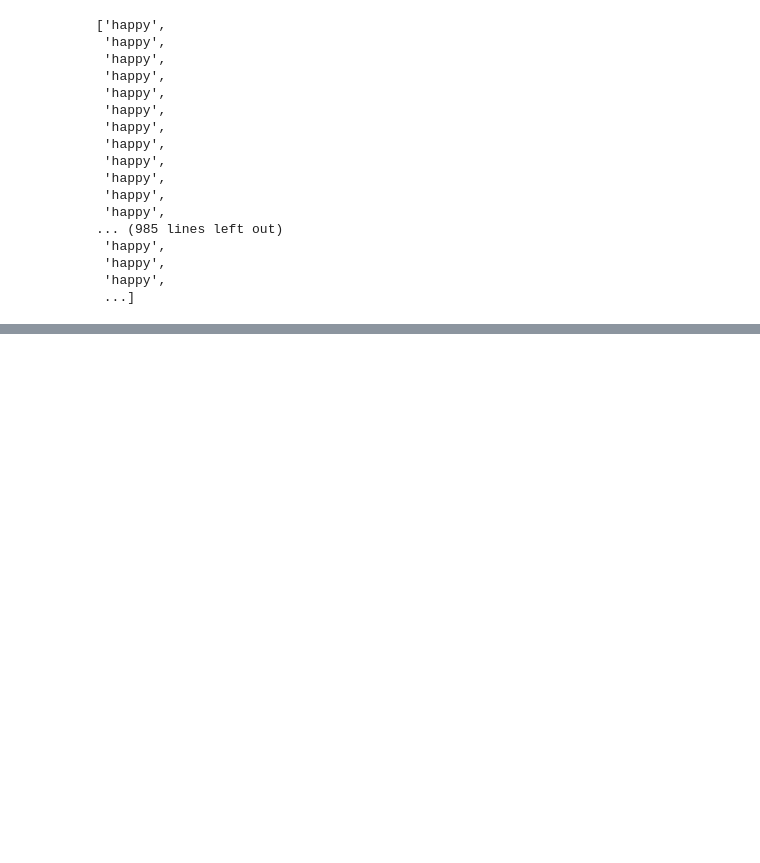
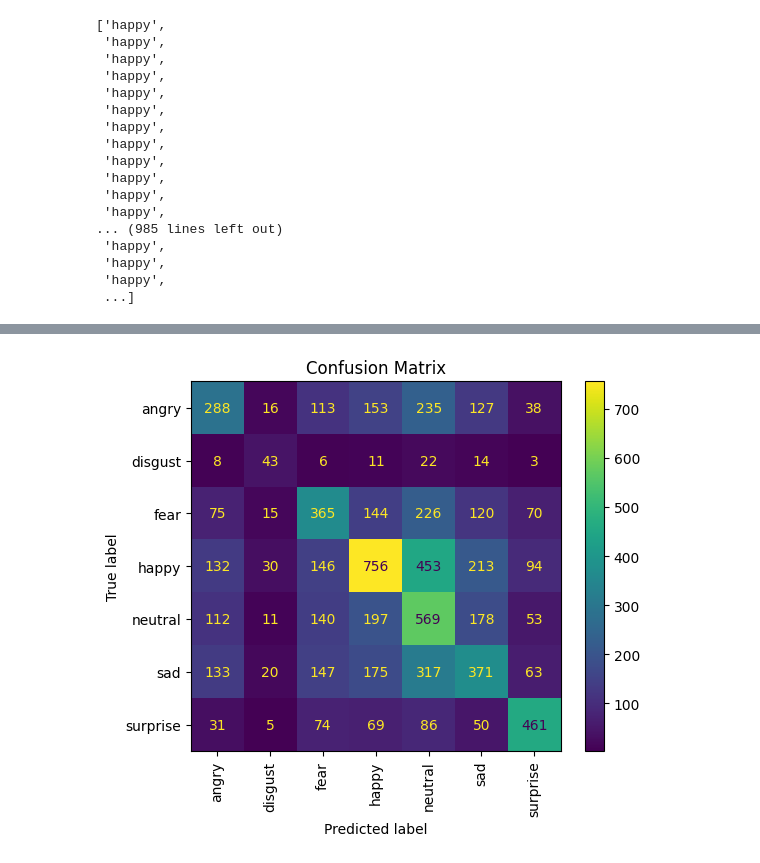
Before and after one commit to shaneab30/Expression-recognition, a Jupyter notebook: jonathanheix dataset/final/final basis/knn_standardscaler_gridsearch_pca.ipynb, the cells around one changed output, grey strips where cells are left out. Drawn from its saved outputs; the diff is of its cells as text; code cells hidden in the pictures; blank space fills up the shorter version.

Commit message:
added confusion matrix

```diff
--- a/jonathanheix dataset/final/final basis/knn_standardscaler_gridsearch_pca.ipynb
+++ b/jonathanheix dataset/final/final basis/knn_standardscaler_gridsearch_pca.ipynb
@@ -108,7 +109,7 @@ with open("labelencoder_standardscaler_pca_normalizers_dump.pkl", "rb") as f:
 # Split data into training and testing sets
 X_train, X_test, y_train, y_test = train_test_split(X_scaled, y_encoded, test_size=0.2, random_state=42)
 # %%
-def train_and_evaluate_svc(X_train, y_train, X_test, y_test, label_encoder):
+def train_and_evaluate_knn(X_train, y_train, X_test, y_test, label_encoder):
     param_grid = {
     'n_neighbors': [1, 3, 5, 7, 9, 11, 13],
     'weights': ['uniform', 'distance'],
@@ -125,11 +126,11 @@ def train_and_evaluate_svc(X_train, y_train, X_test, y_test, label_encoder):
     all_combinations = list(ParameterGrid(param_grid))
     for combination in all_combinations:
         print(combination)
-        svc_model = KNeighborsClassifier(**combination)
-        svc_model.fit(X_train, y_train)
+        knn_model = KNeighborsClassifier(**combination)
+        knn_model.fit(X_train, y_train)
 
         # Make predictions
-        y_pred = svc_model.predict(X_test)
+        y_pred = knn_model.predict(X_test)
 
         # Evaluate the model
         accuracy = accuracy_score(y_test, y_pred)
@@ -151,13 +152,13 @@ def train_and_evaluate_svc(X_train, y_train, X_test, y_test, label_encoder):
     best_model.fit(X_train, y_train)
 
     # Save the best model
-    with open("svc_model_standardscaler_grisearch_pca_dump.pkl", "wb") as f:
+    with open("knn_model_standardscaler_grisearch_pca_dump.pkl", "wb") as f:
         dump(best_model, f, protocol=5)
     print("Best model saved successfully!")
 
     return best_model, best_combination
 
-best_model, best_combination = train_and_evaluate_svc(X_train, y_train, X_test, y_test, label_encoder)
+best_model, best_combination = train_and_evaluate_knn(X_train, y_train, X_test, y_test, label_encoder)
 # %% [output]
 {'metric': 'euclidean', 'n_neighbors': 1, 'p': 1, 'weights': 'uniform'}
 Accuracy: 0.40
@@ -198,0 +200,18 @@ visualize_predictions(best_model, X_test, y_test, label_encoder, X_original)
+# %%
+def plot_confusion_matrix(best_model, X_test, y_test, label_encoder):
+    # Predict the labels for the test set
+    y_pred = best_model.predict(X_test)
+
+    # Generate the confusion matrix
+    cm = confusion_matrix(y_test, y_pred)
+
+    # Display the confusion matrix
+    disp = ConfusionMatrixDisplay(confusion_matrix=cm, display_labels=label_encoder.classes_)
+    disp.plot(cmap='viridis', xticks_rotation='vertical')
+    plt.title("Confusion Matrix")
+    plt.show()
+
+# Call the function to plot the confusion matrix
+plot_confusion_matrix(best_model, X_test, y_test, label_encoder)
+# %% [output]
+[figure, added]
```
Also changed, not shown: parts of 4 cells of this notebook, 3 other files.
